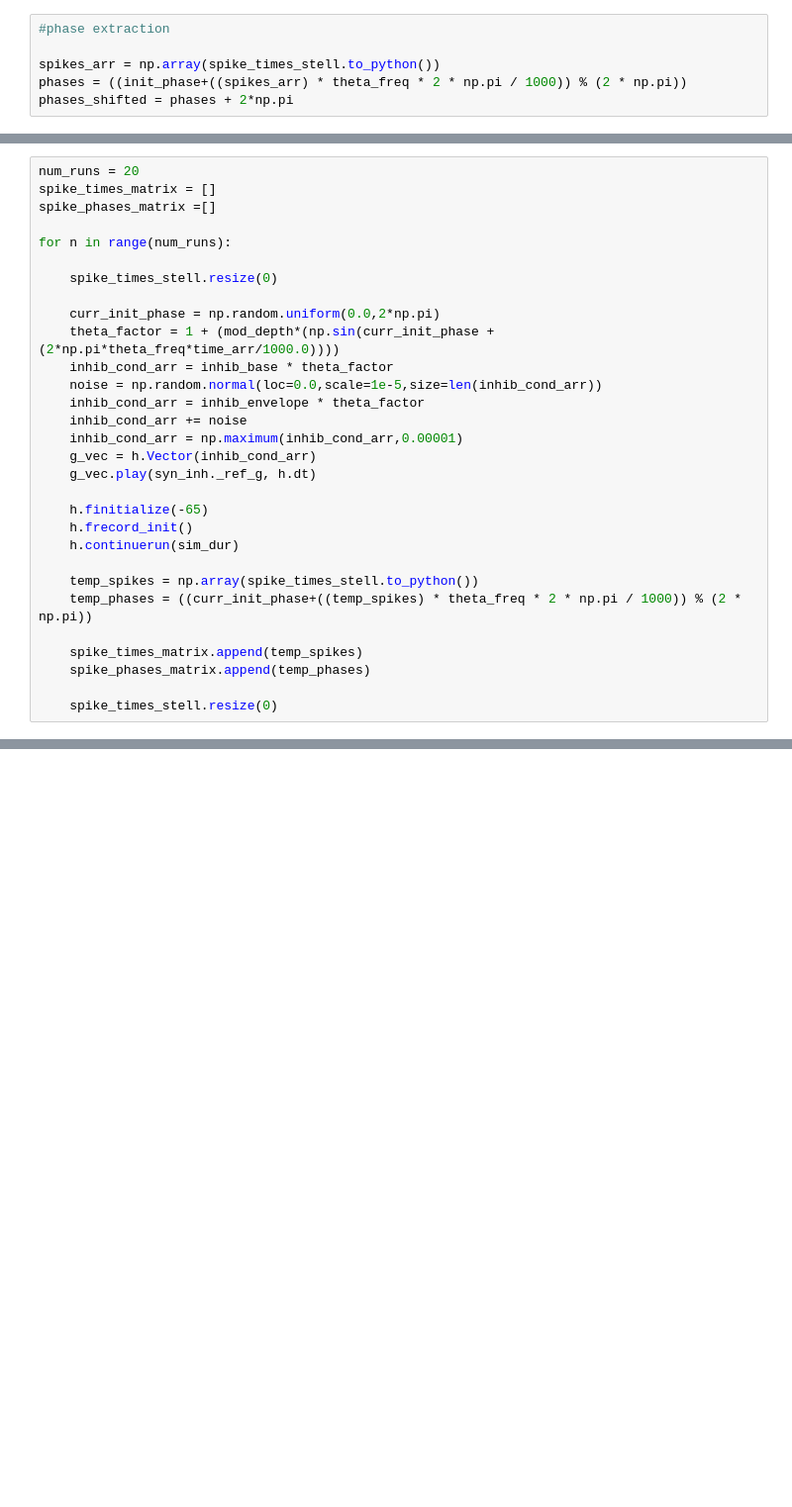
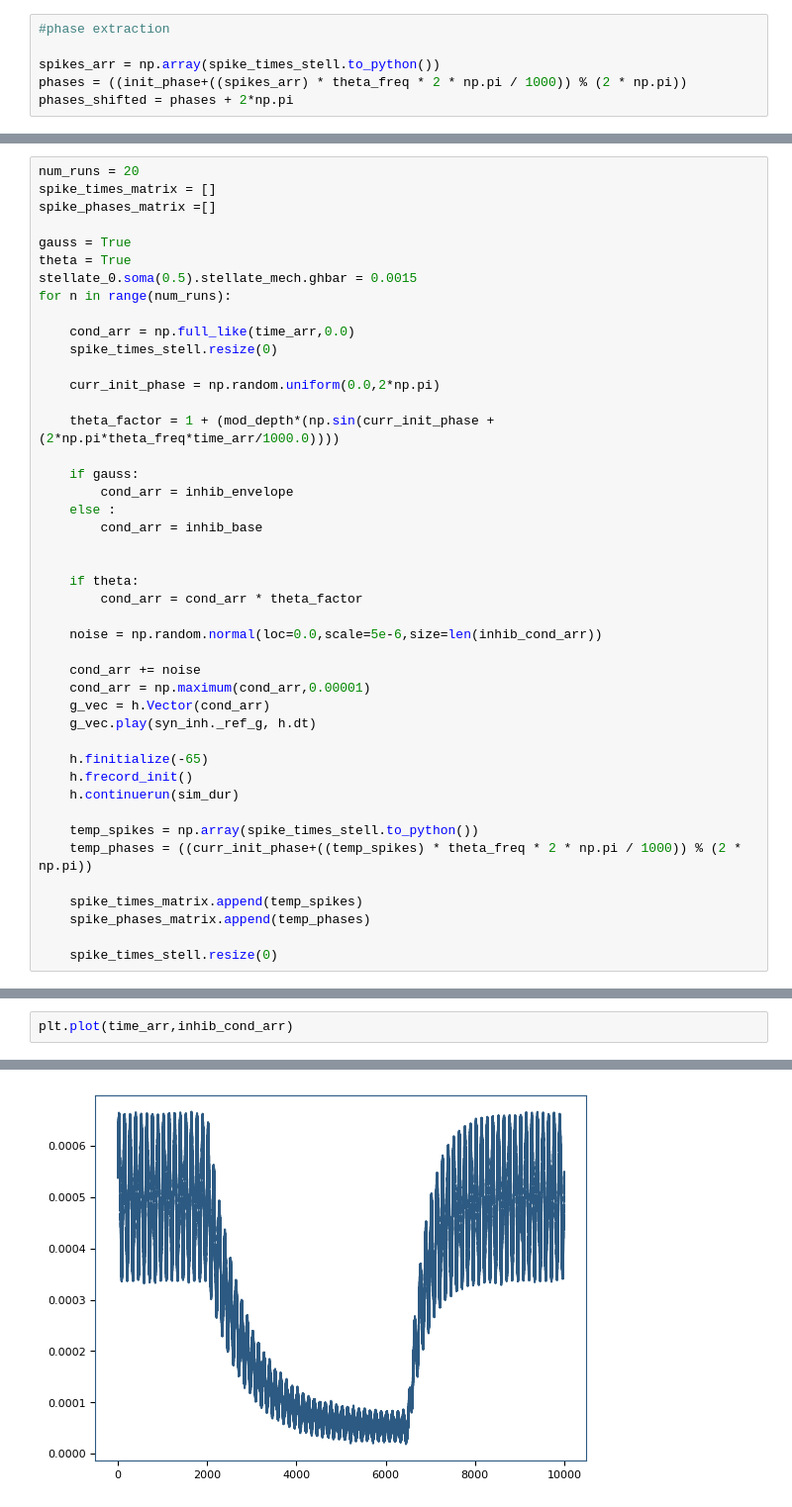
Before and after one commit to tiny-infinity/GridCellsTheta, a Jupyter notebook: phase_prec_final.ipynb, the cells around one changed output, grey strips where cells are left out. Shown at 99% size. Drawn from its saved outputs; the diff is of its cells as text; blank space fills up the shorter version.

```diff
--- a/phase_prec_final.ipynb
+++ b/phase_prec_final.ipynb
@@ -378,18 +369,32 @@ num_runs = 20
 spike_times_matrix = []
 spike_phases_matrix =[]
 
+gauss = True
+theta = True
+stellate_0.soma(0.5).stellate_mech.ghbar = 0.0015
 for n in range(num_runs):
 
+    cond_arr = np.full_like(time_arr,0.0)
     spike_times_stell.resize(0)
 
     curr_init_phase = np.random.uniform(0.0,2*np.pi)
+
     theta_factor = 1 + (mod_depth*(np.sin(curr_init_phase +  (2*np.pi*theta_freq*time_arr/1000.0))))
-    inhib_cond_arr = inhib_base * theta_factor
-    noise = np.random.normal(loc=0.0,scale=1e-5,size=len(inhib_cond_arr))
-    inhib_cond_arr = inhib_envelope * theta_factor
-    inhib_cond_arr += noise
-    inhib_cond_arr = np.maximum(inhib_cond_arr,0.00001)
-    g_vec = h.Vector(inhib_cond_arr)
+
+    if gauss:
+        cond_arr = inhib_envelope
+    else :
+        cond_arr = inhib_base
+
+
+    if theta:
+        cond_arr = cond_arr * theta_factor
+
+    noise = np.random.normal(loc=0.0,scale=5e-6,size=len(inhib_cond_arr))
+
+    cond_arr += noise
+    cond_arr = np.maximum(cond_arr,0.00001)
+    g_vec = h.Vector(cond_arr)
     g_vec.play(syn_inh._ref_g, h.dt)
 
     h.finitialize(-65)
@@ -405,0 +439,3 @@ for n in range(num_runs):
+# %%
+plt.plot(time_arr,inhib_cond_arr)
+# %% [output]
@@ -406 +443,2 @@ for n in range(num_runs):
+[figure, added]
 # %%
```
Also changed, not shown: parts of 18 cells of this notebook, 13 other files.
